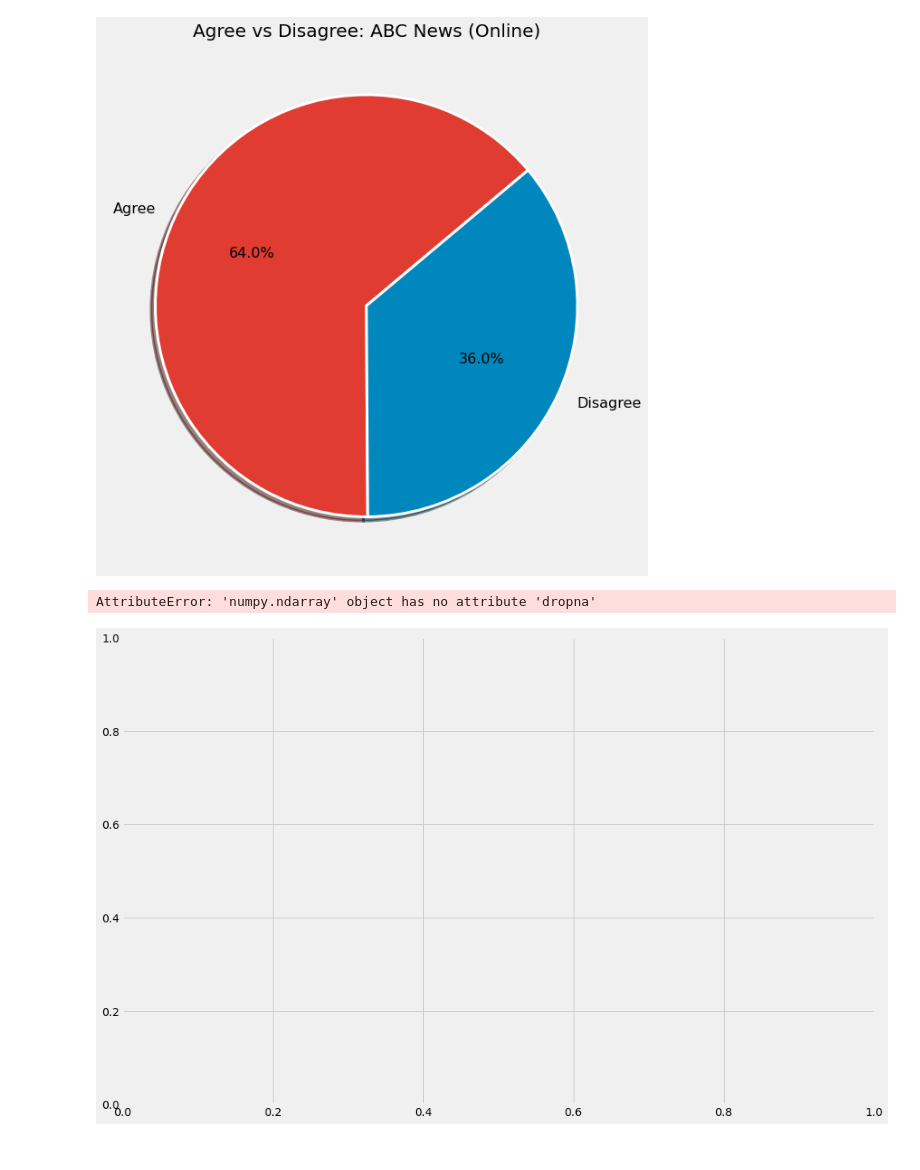
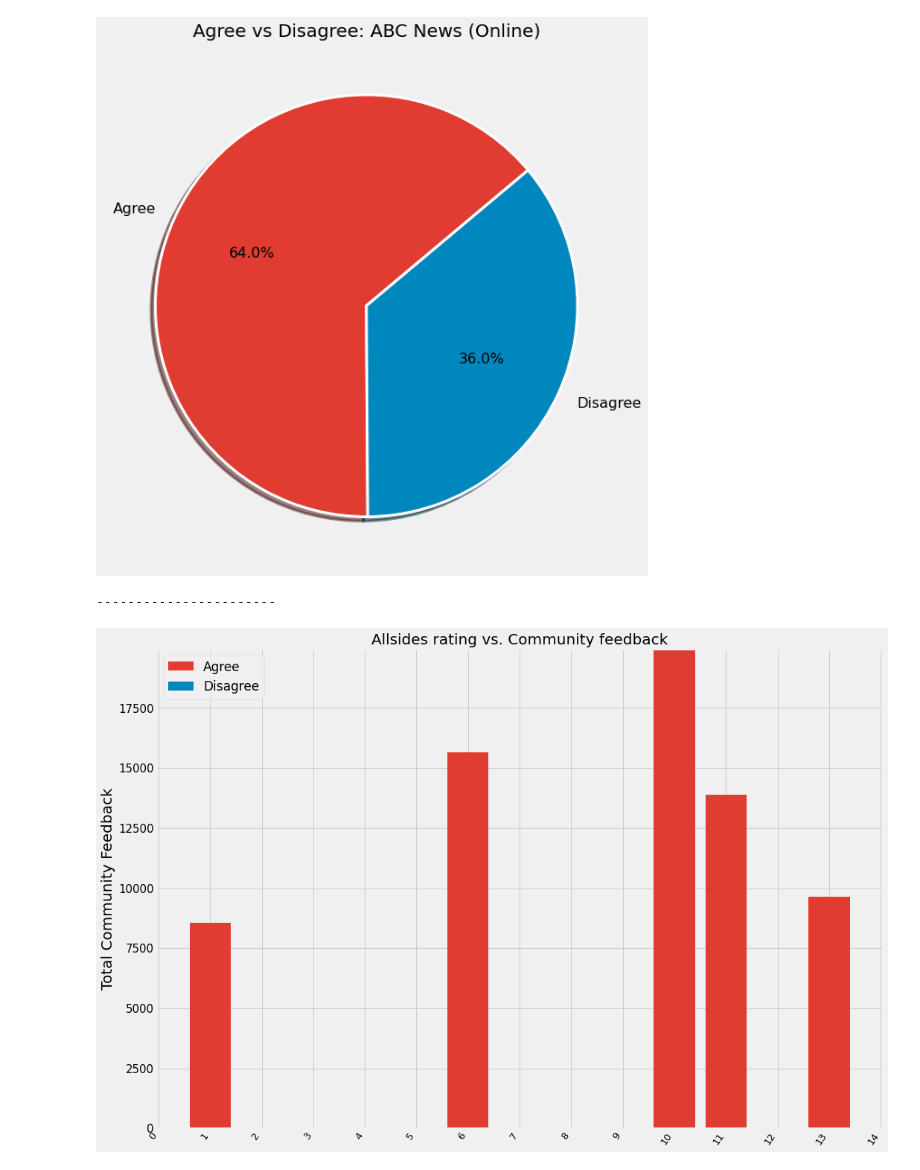
Before and after one commit to RamonAsuncion/allsides-web-scraper, a Jupyter notebook: Graphs.ipynb, the cells around one changed output. Drawn from its saved outputs; the diff is of its cells as text; code cells hidden in the pictures.

```diff
--- a/Graphs.ipynb
+++ b/Graphs.ipynb
@@ -80,33 +80,45 @@ plt.show()  # To make the plot appear
 # %%
 df3 = df.head(15).copy()  # copys the first 15 from data.
 
 fg, ax = plt.subplots(figsize=(15, 10))
 
 df3['agree'] = df3[df3['AllSides Bias Rating'] == 'left']['Agree']
 df3['disagree'] = df3[df3['AllSides Bias Rating'] == 'left']['Disagree']
 
-news_source = df3['News Source']
-news_source = np.arange(len(df3['Agree']))
-width = 0.7
+#print(df3['agree'])
 
-plt.bar(news_source, df3['agree'],
-        color='#E03C31', width=width, label='Agree')
-plt.bar(news_source, df3['disagree'],
-        color='#0087BD', width=width, bottom=df3['agree'], label='Disagree')
 
-plt.xticks(ticks=news_source,
-           labels=df3['News Source'], rotation=55, ha='right', fontsize="13")
+news_sources = df3[df3['AllSides Bias Rating'] == 'left']['News Source']
+df3['news'] = news_sources.reset_index(drop=True)
+news_source = np.arange(len(df3['news']))
+news_sourcess = df3['news']
+
+#print(newss)
+
+print('-----------------------')
+# news = {}
+# df3['news'] = df3['news_source']
+# for i in df3['news']:
+#     new = df3['news_source'].dropna()
+#     news = new
+# print(news)
+
+#width = 0.7
+
+plt.bar(news_source, df3['agree'], color='#E03C31', label='Agree')
+plt.bar(news_source, df3['disagree'], color='#0087BD', bottom=df3['agree'], label='Disagree')
+
+plt.xticks(ticks=news_source, labels=news_source, rotation=55, ha='right', fontsize="13")
 plt.yticks(fontsize="15")
 
 plt.legend(loc='upper left', fontsize=17)
 plt.title('Allsides rating vs. Community feedback', fontsize=20)
 plt.ylabel('Total Community Feedback', fontsize=20)
 plt.tight_layout()
-plt.grid(True)
 plt.show()  # To make the plot appear
 # %% [output]
-AttributeError: 'numpy.ndarray' object has no attribute 'dropna'
+-----------------------
-[figure, old version]
+[figure, new version]
 # %%
 df
 # %% [output]
```
Also changed, not shown: parts of 3 cells of this notebook.
